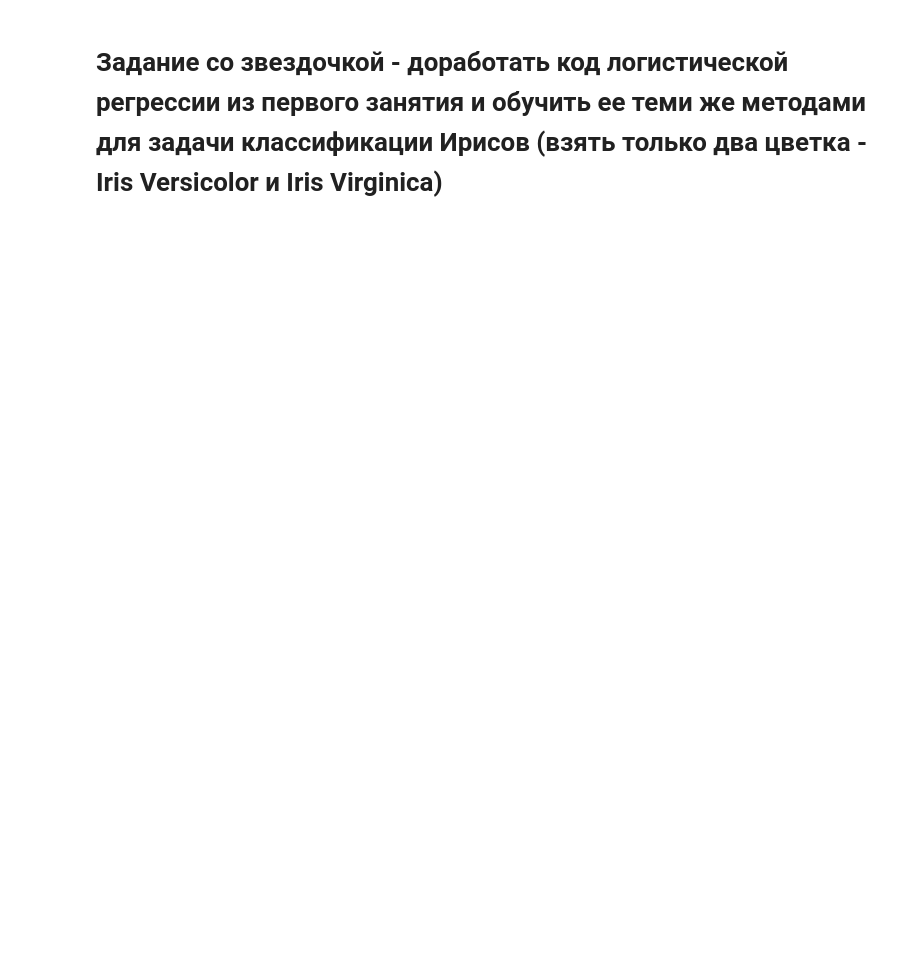
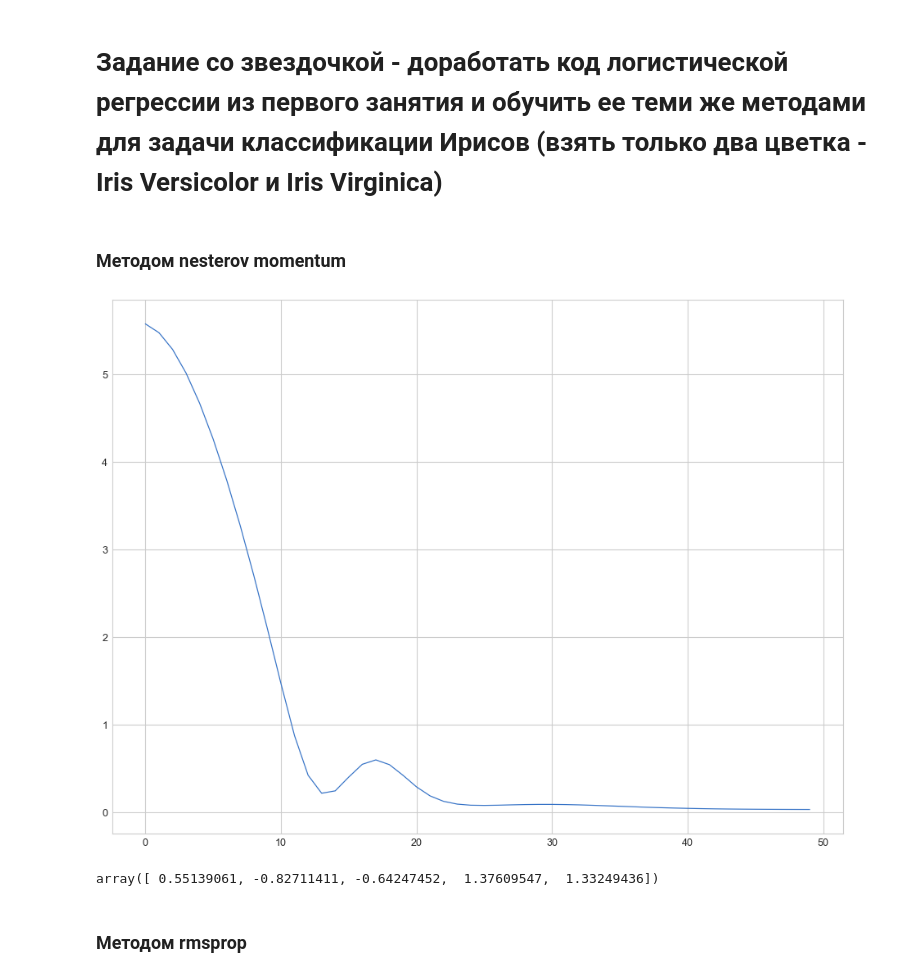
Before and after one commit to HeliosBI/AMLHW6---Loss-and-GD, a Jupyter notebook: HW6---Loss-and-GD.ipynb, the cells around one changed output. Drawn from its saved outputs; the diff is of its cells as text; code cells hidden in the pictures; blank space fills up the shorter version.

```diff
--- a/HW6---Loss-and-GD.ipynb
+++ b/HW6---Loss-and-GD.ipynb
@@ -127,0 +134,45 @@ array([1.80288772, 0.92159878])
+# %%
+data = df[df[4] != 1].iloc[:,:4].values
+target = df[df[4] != 1].apply(lambda x: x / 2).iloc[:,4].values
+# %%
+data = np.c_[ np.ones(data.shape[0]), df[df[4] != 1].iloc[:,:4].values]
+# %% [markdown]
+### Методом nesterov momentum
+# %%
+EPOCHS = 50
+LEARNING_RATE = 0.01
+
+momentum = 0.9
+velocity_param = np.zeros_like(data.shape[1])
+
+costs = []
+params = []
+preds = []
+# %%
+m = data.shape[0]
+params = np.ones(data.shape[1])
+
+for _ in range(EPOCHS):
+    predictions = 1/(1+np.exp(-1*(np.dot(data, params))))
+    preds.append(predictions)
+
+    cost = -(1 / m) * np.sum(target * np.log(predictions) + (1 - target) * np.log(1 - predictions))
+    costs.append(cost)
+
+    predictions_ahead = 1/(1+np.exp(-1*(np.dot(data, params - momentum * velocity_param))))
+
+    velocity_param = momentum * velocity_param + LEARNING_RATE * (1 / m) * np.dot(data.T, predictions_ahead - target)
+
+    params -= velocity_param
+# %%
+plt.figure(figsize=(16,12))
+plt.plot(costs)
+plt.show()
+# %% [output]
+[figure, added]
+# %%
+params
+# %% [output]
+array([ 0.55139061, -0.82711411, -0.64247452,  1.37609547,  1.33249436])
+# %% [markdown]
+### Методом rmsprop
```
Also changed, not shown: parts of 14 cells of this notebook.
